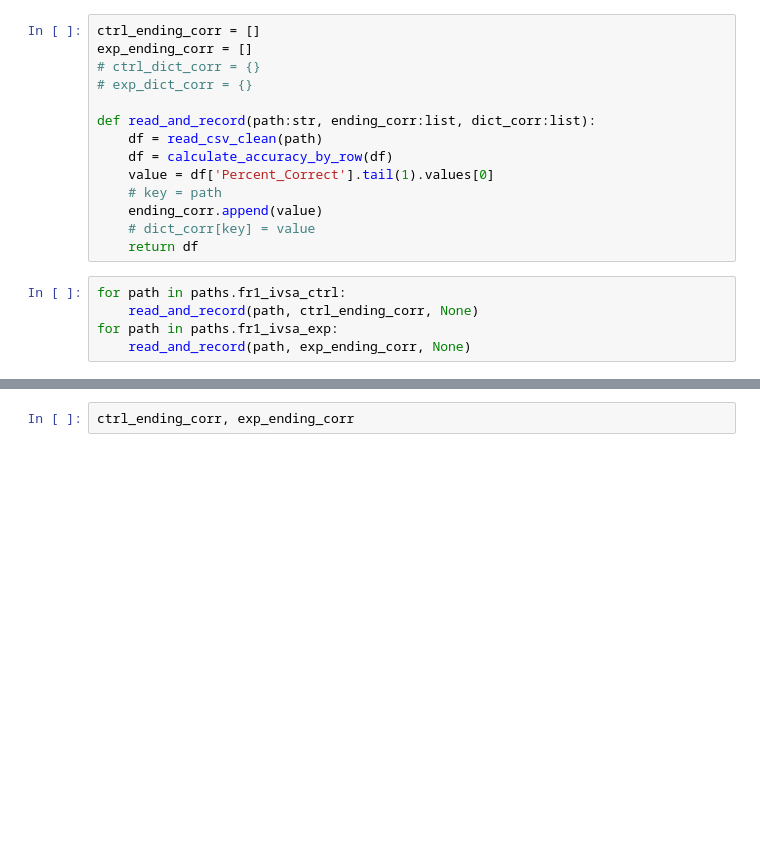
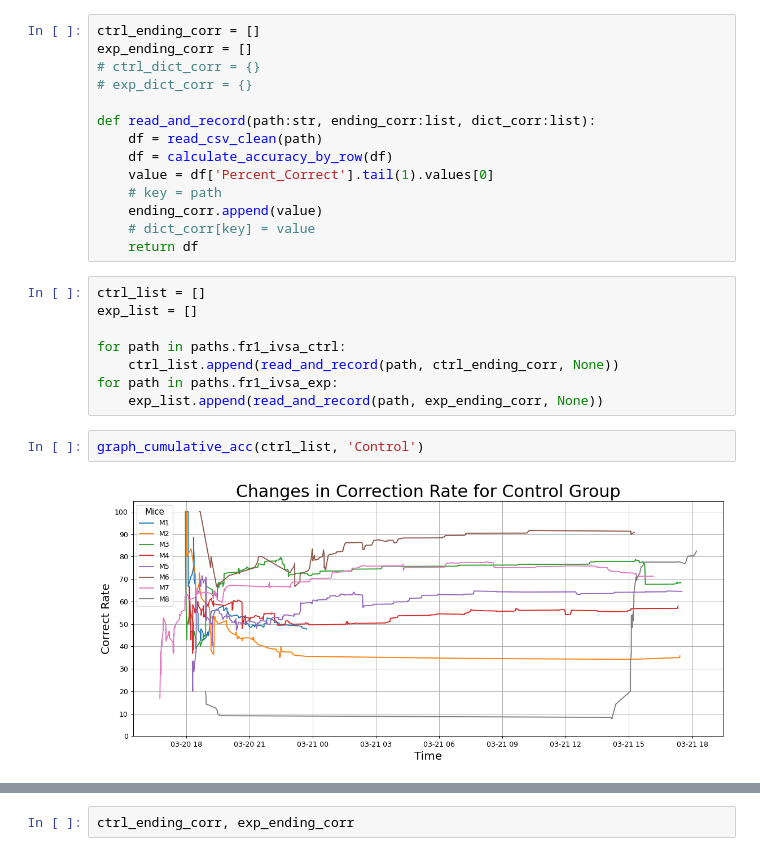
Before and after one commit to ftlabucsd/FEDUPP, a Jupyter notebook: IVSA FR1 accuracy.ipynb, the cells around one changed output, grey strips where cells are left out. Drawn from its saved outputs; the diff is of its cells as text; blank space fills up the shorter version.

```diff
--- a/IVSA FR1 accuracy.ipynb
+++ b/IVSA FR1 accuracy.ipynb
@@ -31,7 +31,14 @@ def read_and_record(path:str, ending_corr:list, dict_corr:list):
     # dict_corr[key] = value
     return df
 # %%
+ctrl_list = []
+exp_list = []
+
 for path in paths.fr1_ivsa_ctrl:
-    read_and_record(path, ctrl_ending_corr, None)
+    ctrl_list.append(read_and_record(path, ctrl_ending_corr, None))
 for path in paths.fr1_ivsa_exp:
-    read_and_record(path, exp_ending_corr, None)
+    exp_list.append(read_and_record(path, exp_ending_corr, None))
+# %%
+graph_cumulative_acc(ctrl_list, 'Control')
+# %% [output]
+[figure, added]
```
Also changed, not shown: parts of 1 cell of this notebook, 7 other files.
